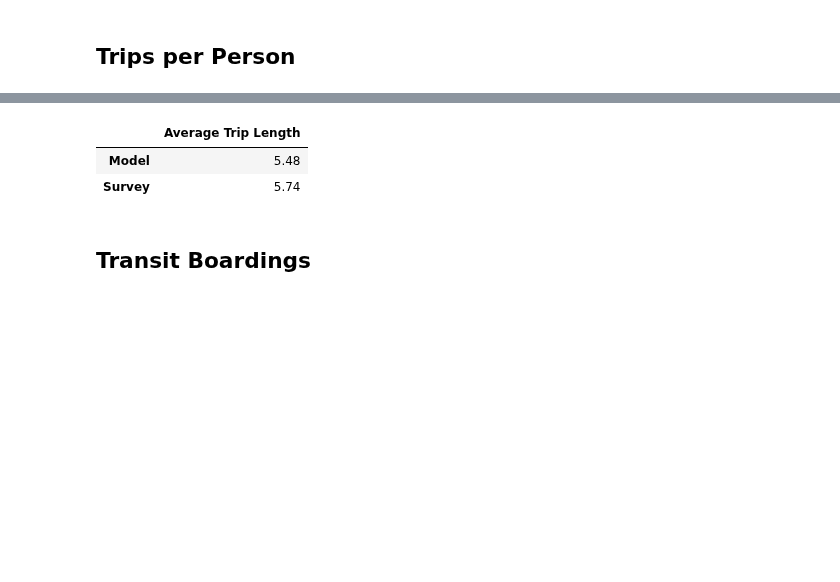
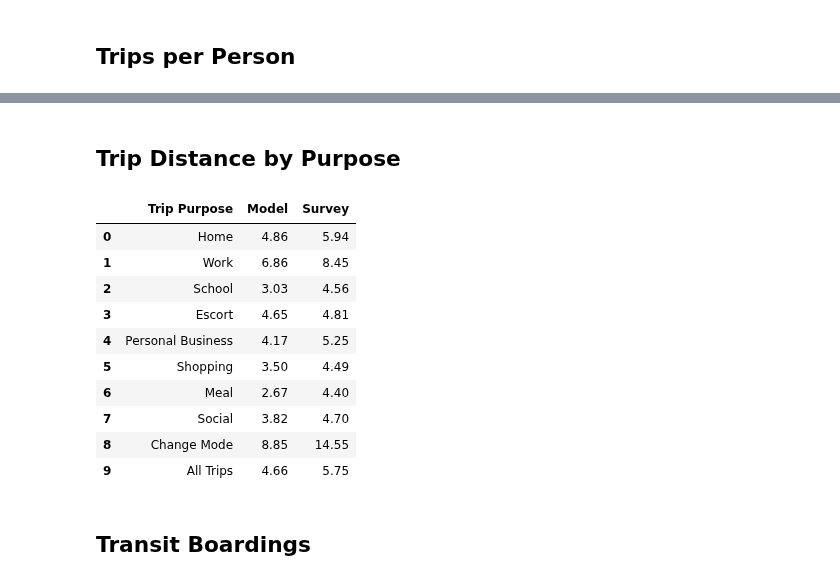
Before and after one commit to psrc/soundcast, a Jupyter notebook: scripts/summarize/notebooks/topsheet.ipynb, the cells around one changed output, grey strips where cells are left out. Saved outputs shown, nothing was run; the diff lists cells and outputs as text; code cells hidden in the pictures; blank space fills up the shorter version.

```diff
--- a/scripts/summarize/notebooks/topsheet.ipynb
+++ b/scripts/summarize/notebooks/topsheet.ipynb
@@ -57,6 +58,20 @@ tod_dict = {
     '18to20': 'Evening',
     '20to5': 'Night'
 }
+
+purp_dict = {
+    0: 'Home',
+    1: 'Work',
+    2: 'School',
+    3: 'Escort',
+    4: 'Personal Business',
+    5: 'Shopping',
+    6: 'Meal',
+    7: 'Social',
+    8: 'Recreational',
+    9: 'Medical',
+    10: 'Change Mode'
+}
 # %%
 # Load Network Summary sheet from network_summary_detailed
 df = pd.read_excel(os.path.join(relative_path,'network/') + r'network_summary.xlsx','VMT by FC')
@@ -210,15 +216,32 @@ _df
-# %%
-model_result = (trip['travdist']*trip['trexpfac']).sum()/trip['trexpfac'].sum()
-survey_result = (survey_trip['travdist']*survey_trip['trexpfac']).sum()/survey_trip['trexpfac'].sum()
-
-_df = pd.DataFrame([model_result,survey_result])
-_df.columns = ['Average Trip Length']
-_df.index = ['Model','Survey']
-_df
-# %% [output]
-|  | Average Trip Length |
-| Model | 5.48 |
-| Survey | 5.74 |
+# %% [markdown]
+## Trip Distance by Purpose
+# %%
+trip['wt_dist'] = trip['trexpfac']*trip['travdist']
+_df = pd.DataFrame(trip.groupby('dpurp').sum()['wt_dist']/trip.groupby('dpurp').sum()['trexpfac']).reset_index()
+
+survey_trip['wt_dist'] = survey_trip['trexpfac']*survey_trip['travdist']
+_df_survey = pd.DataFrame(survey_trip.groupby('dpurp').sum()['wt_dist']/survey_trip.groupby('dpurp').sum()['trexpfac']).reset_index()
+_df = _df.merge(_df_survey, on='dpurp', suffixes=['_model', '_survey'])
+_df.rename(columns={'0_model': 'Model', '0_survey': 'Survey', 'dpurp': 'Trip Purpose'}, inplace=True)
+_df['Trip Purpose'] = _df['Trip Purpose'].map(purp_dict)
+
+# Add a row for totals
+model_result = (trip['travdist']*trip['trexpfac']).sum()/trip['trexpfac'].sum()
+survey_result = (survey_trip['travdist']*survey_trip['trexpfac']).sum()/survey_trip['trexpfac'].sum()
+_df.loc[len(_df)] = ['All Trips',model_result, survey_result]
+_df
+# %% [output]
+|  | Trip Purpose | Model | Survey |
+| 0 | Home | 4.86 | 5.94 |
+| 1 | Work | 6.86 | 8.45 |
+| 2 | School | 3.03 | 4.56 |
+| 3 | Escort | 4.65 | 4.81 |
+| 4 | Personal Business | 4.17 | 5.25 |
+| 5 | Shopping | 3.50 | 4.49 |
+| 6 | Meal | 2.67 | 4.40 |
+| 7 | Social | 3.82 | 4.70 |
+| 8 | Change Mode | 8.85 | 14.55 |
+| 9 | All Trips | 4.66 | 5.75 |
 # %% [markdown]
 ## Transit Boardings
 # %%
```
Also changed, not shown: parts of 15 cells of this notebook.
